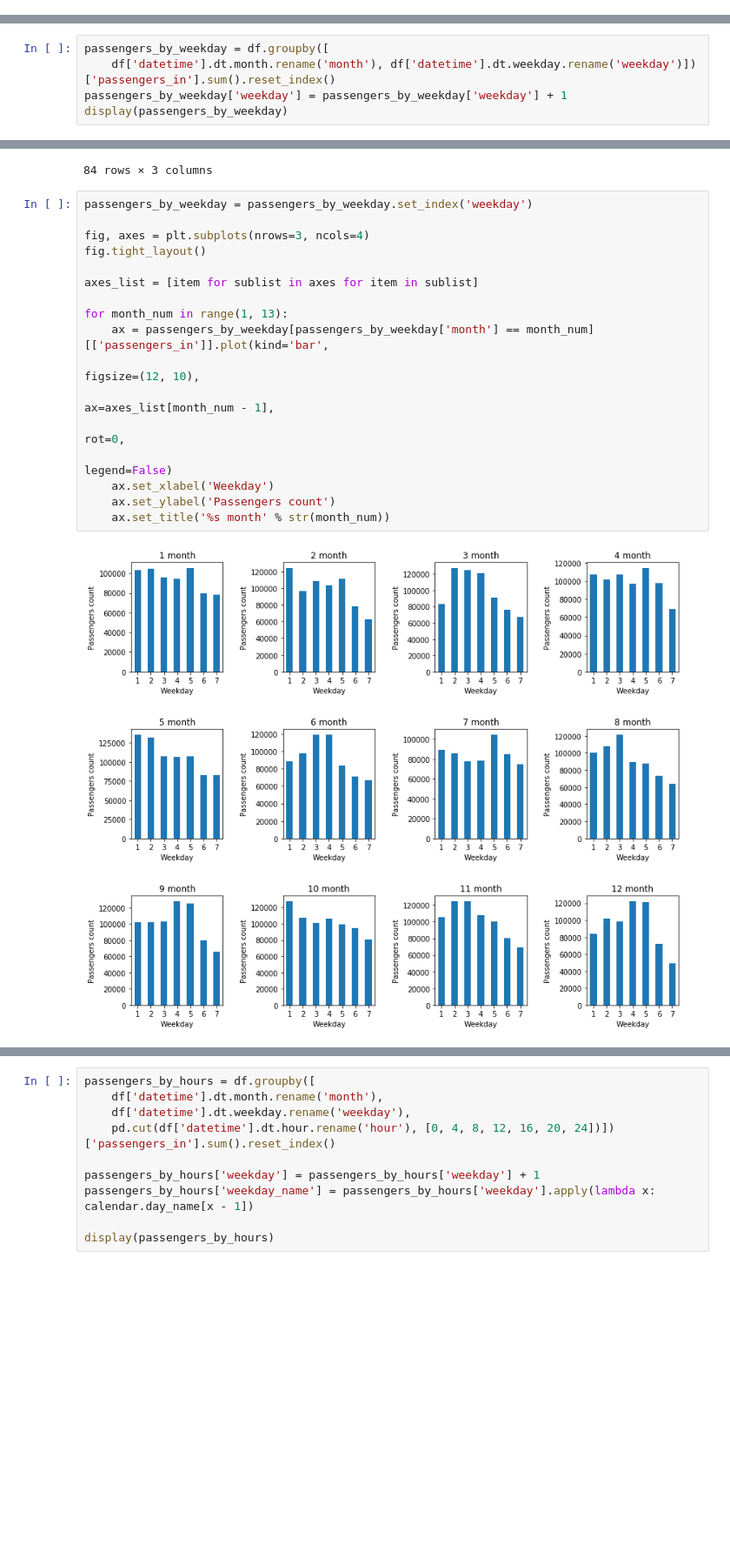
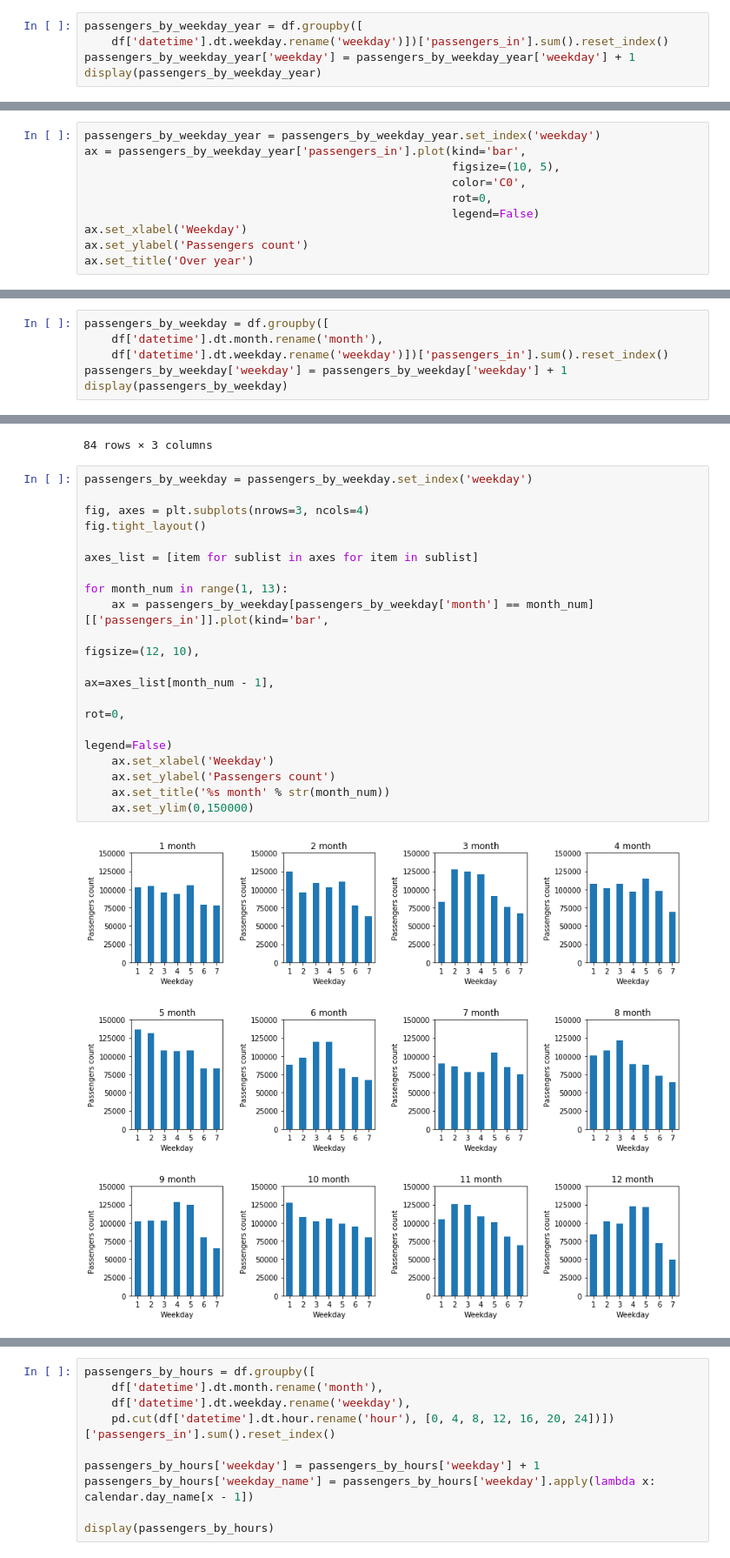
Before and after one commit to tomasrasymas/vilnius-public-transport-passengers-traffic-analysis, a Jupyter notebook: Vilnius public transport passengers traffic.ipynb, the cells around one changed output, grey strips where cells are left out. Shown at 87% size. Drawn from its saved outputs; the diff is of its cells as text; blank space fills up the shorter version.

```diff
--- a/Vilnius public transport passengers traffic.ipynb
+++ b/Vilnius public transport passengers traffic.ipynb
@@ -469,0 +470,5 @@ It is interesting to inspect passengers traffic flow by weekdays. At this point
+# %%
+passengers_by_weekday_year = df.groupby([
+    df['datetime'].dt.weekday.rename('weekday')])['passengers_in'].sum().reset_index()
+passengers_by_weekday_year['weekday'] = passengers_by_weekday_year['weekday'] + 1
+display(passengers_by_weekday_year)
@@ -469,0 +484,10 @@ It is interesting to inspect passengers traffic flow by weekdays. At this point
+# %%
+passengers_by_weekday_year = passengers_by_weekday_year.set_index('weekday')
+ax = passengers_by_weekday_year['passengers_in'].plot(kind='bar',
+                                                      figsize=(10, 5),
+                                                      color='C0',
+                                                      rot=0,
+                                                      legend=False)
+ax.set_xlabel('Weekday')
+ax.set_ylabel('Passengers count')
+ax.set_title('Over year')
@@ -470,6 +499,7 @@ It is interesting to inspect passengers traffic flow by weekdays. At this point
 # %%
 passengers_by_weekday = df.groupby([
-    df['datetime'].dt.month.rename('month'), df['datetime'].dt.weekday.rename('weekday')])['passengers_in'].sum().reset_index()
+    df['datetime'].dt.month.rename('month'),
+    df['datetime'].dt.weekday.rename('weekday')])['passengers_in'].sum().reset_index()
 passengers_by_weekday['weekday'] = passengers_by_weekday['weekday'] + 1
 display(passengers_by_weekday)
 # %% [output]
@@ -494,20 +524,21 @@ display(passengers_by_weekday)
 # %%
 passengers_by_weekday = passengers_by_weekday.set_index('weekday')
 
 fig, axes = plt.subplots(nrows=3, ncols=4)
 fig.tight_layout()
 
 axes_list = [item for sublist in axes for item in sublist]
 
 for month_num in range(1, 13):
     ax = passengers_by_weekday[passengers_by_weekday['month'] == month_num][['passengers_in']].plot(kind='bar',
                                                                                                     figsize=(12, 10),
                                                                                                     ax=axes_list[month_num - 1],
                                                                                                     rot=0,
                                                                                                     legend=False)
     ax.set_xlabel('Weekday')
     ax.set_ylabel('Passengers count')
     ax.set_title('%s month' % str(month_num))
+    ax.set_ylim(0,150000)
 # %% [output]
-[figure, old version]
+[figure, new version]
 # %% [markdown]
```
Also changed, not shown: parts of 13 cells of this notebook, 6 other files.
